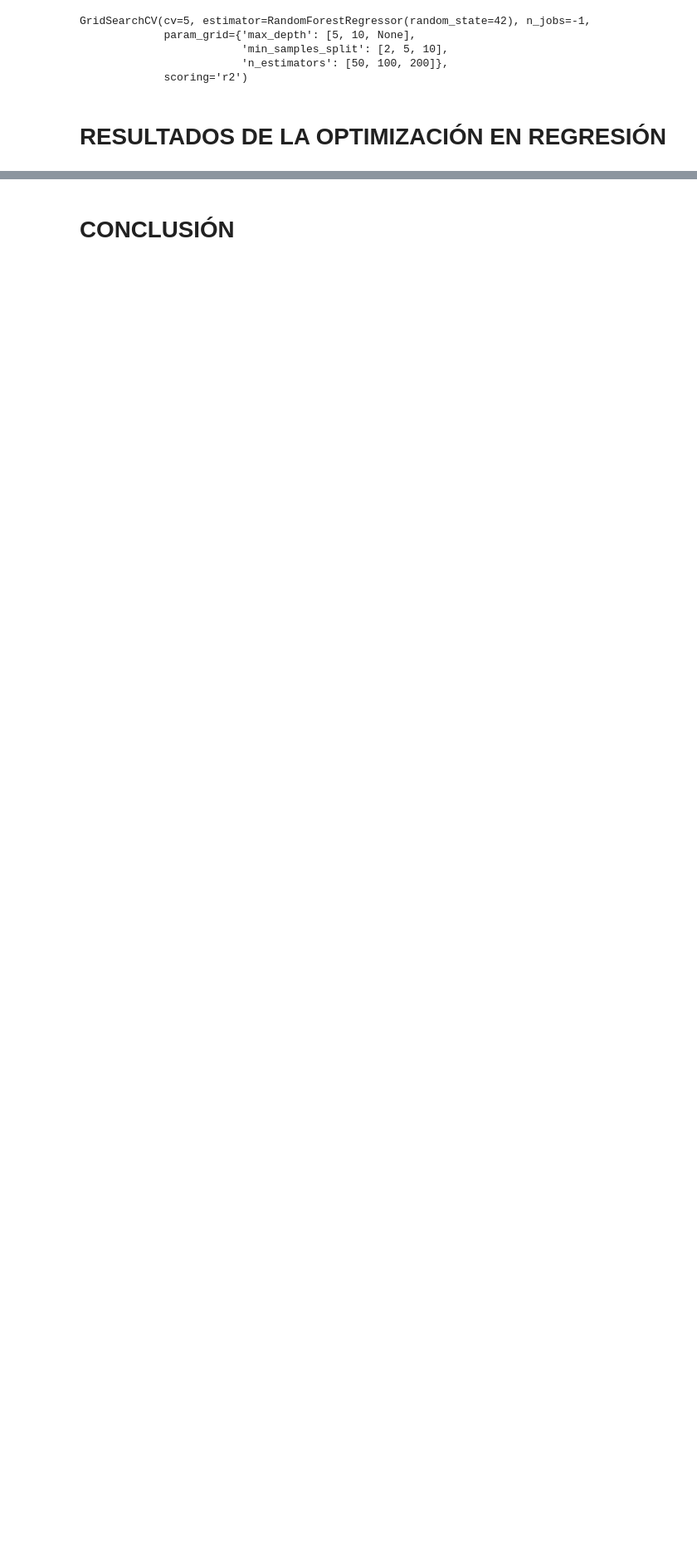
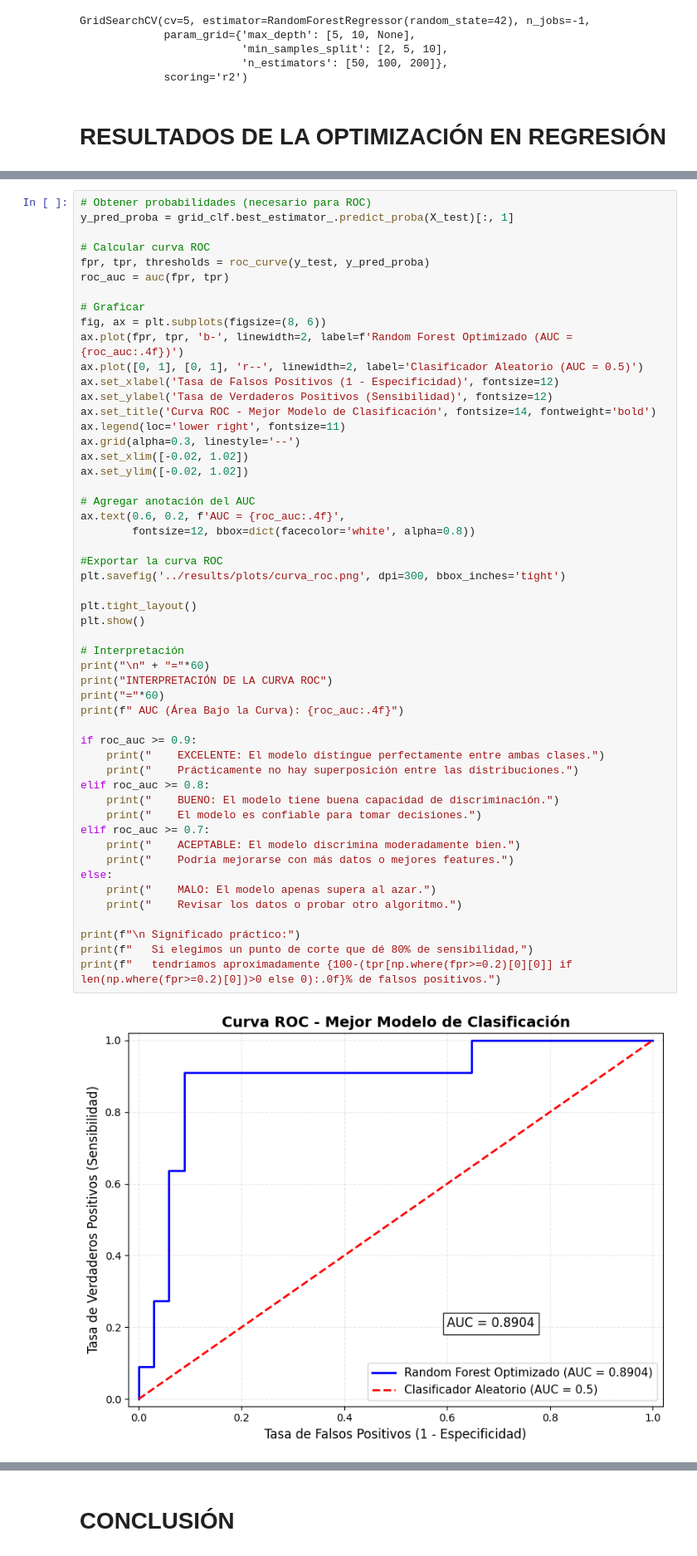
Before and after one commit to Catal2s/proyecto_modelado-SCY1101, a Jupyter notebook: notebooks/04_hyperparameter_optimization.ipynb, the cells around one changed output, grey strips where cells are left out. Shown at 83% size. Drawn from its saved outputs; the diff is of its cells as text; blank space fills up the shorter version.

```diff
--- a/notebooks/04_hyperparameter_optimization.ipynb
+++ b/notebooks/04_hyperparameter_optimization.ipynb
@@ -271,0 +359,54 @@ RESULTADOS DE LA OPTIMIZACIÓN (REGRESIÓN):
+# %%
+# Obtener probabilidades (necesario para ROC)
+y_pred_proba = grid_clf.best_estimator_.predict_proba(X_test)[:, 1]
+
+# Calcular curva ROC
+fpr, tpr, thresholds = roc_curve(y_test, y_pred_proba)
+roc_auc = auc(fpr, tpr)
+
+# Graficar
+fig, ax = plt.subplots(figsize=(8, 6))
+ax.plot(fpr, tpr, 'b-', linewidth=2, label=f'Random Forest Optimizado (AUC = {roc_auc:.4f})')
+ax.plot([0, 1], [0, 1], 'r--', linewidth=2, label='Clasificador Aleatorio (AUC = 0.5)')
+ax.set_xlabel('Tasa de Falsos Positivos (1 - Especificidad)', fontsize=12)
+ax.set_ylabel('Tasa de Verdaderos Positivos (Sensibilidad)', fontsize=12)
+ax.set_title('Curva ROC - Mejor Modelo de Clasificación', fontsize=14, fontweight='bold')
+ax.legend(loc='lower right', fontsize=11)
+ax.grid(alpha=0.3, linestyle='--')
+ax.set_xlim([-0.02, 1.02])
+ax.set_ylim([-0.02, 1.02])
+
+# Agregar anotación del AUC
+ax.text(0.6, 0.2, f'AUC = {roc_auc:.4f}',
+        fontsize=12, bbox=dict(facecolor='white', alpha=0.8))
+
+#Exportar la curva ROC
+plt.savefig('../results/plots/curva_roc.png', dpi=300, bbox_inches='tight')
+
+plt.tight_layout()
+plt.show()
+
+# Interpretación
+print("\n" + "="*60)
+print("INTERPRETACIÓN DE LA CURVA ROC")
+print("="*60)
+print(f" AUC (Área Bajo la Curva): {roc_auc:.4f}")
+
+if roc_auc >= 0.9:
+    print("    EXCELENTE: El modelo distingue perfectamente entre ambas clases.")
+    print("    Prácticamente no hay superposición entre las distribuciones.")
+elif roc_auc >= 0.8:
+    print("    BUENO: El modelo tiene buena capacidad de discriminación.")
+    print("    El modelo es confiable para tomar decisiones.")
+elif roc_auc >= 0.7:
+    print("    ACEPTABLE: El modelo discrimina moderadamente bien.")
+    print("    Podría mejorarse con más datos o mejores features.")
+else:
+    print("    MALO: El modelo apenas supera al azar.")
+    print("    Revisar los datos o probar otro algoritmo.")
+
+print(f"\n Significado práctico:")
+print(f"   Si elegimos un punto de corte que dé 80% de sensibilidad,")
+print(f"   tendríamos aproximadamente {100-(tpr[np.where(fpr>=0.2)[0][0]] if len(np.where(fpr>=0.2)[0])>0 else 0):.0f}% de falsos positivos.")
+# %% [output]
+[figure, added]
```
Also changed, not shown: parts of 10 cells of this notebook, 11 other files.
